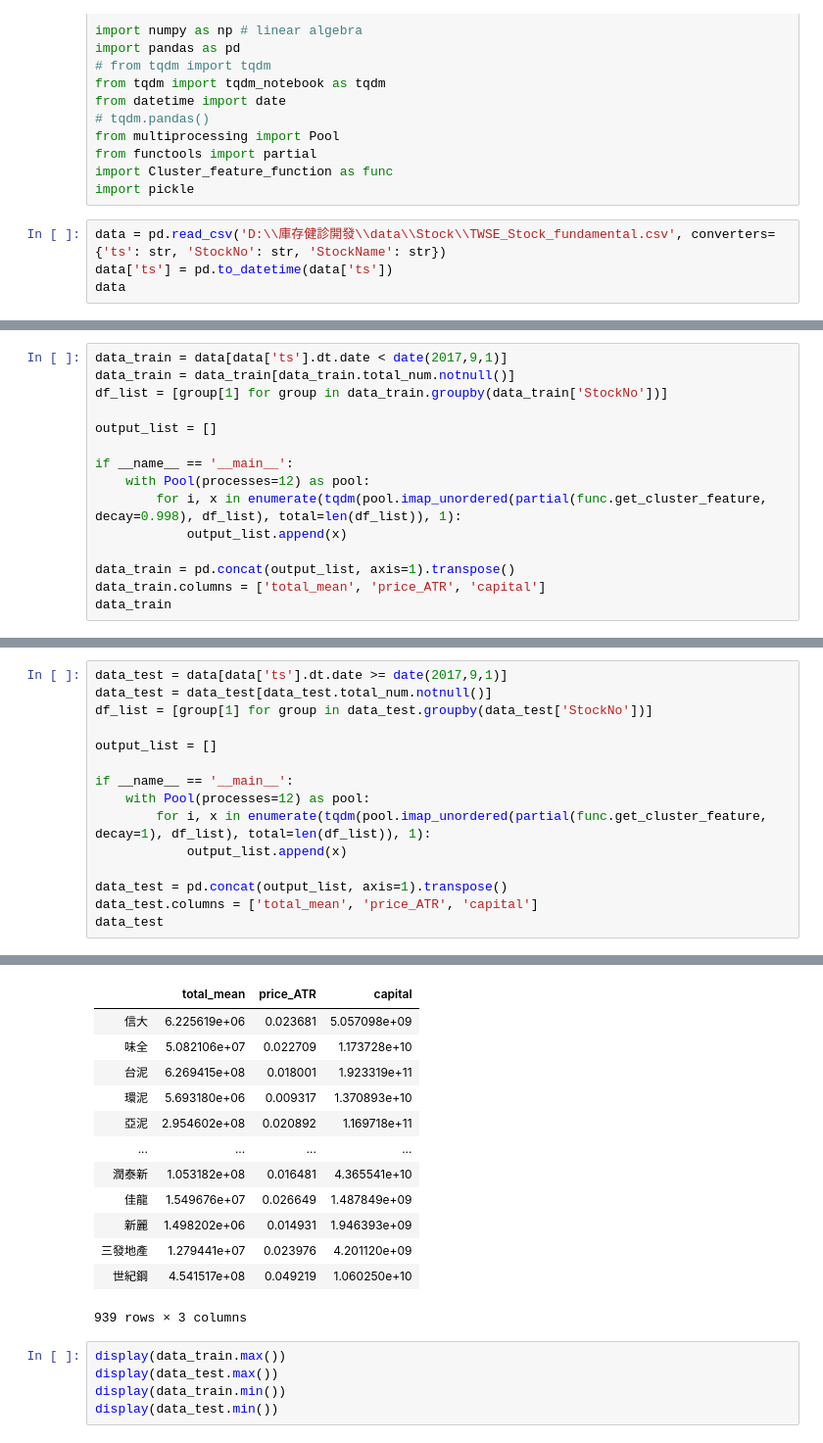
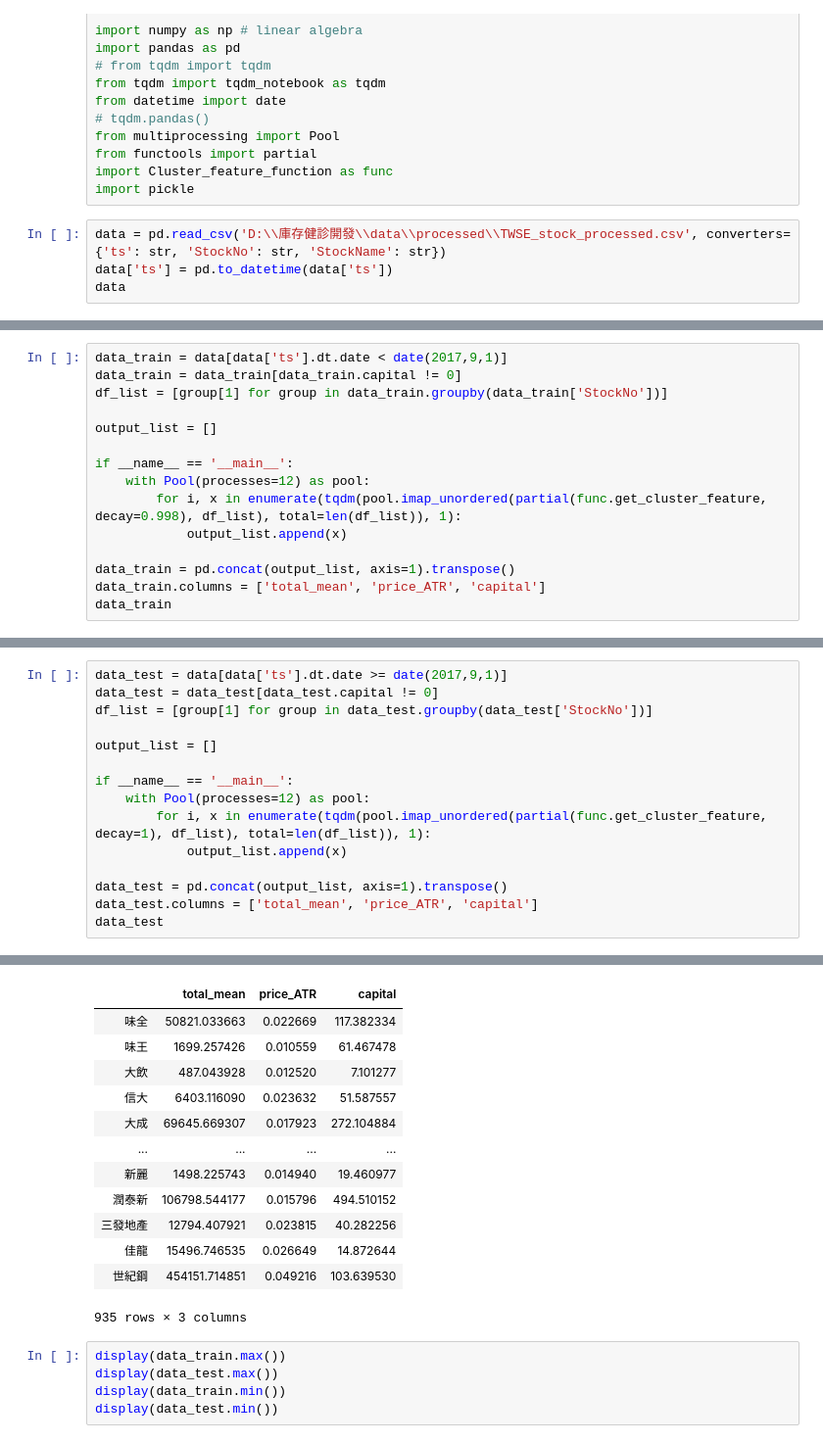
Before and after one commit to datateams0982/Inventory_Check, a Jupyter notebook: Cluster/Cluster_Feature.ipynb, the cells around one changed output, grey strips where cells are left out. Shown at 98% size. Cells and saved outputs as stored; diff of their text form.

```diff
--- a/Cluster/Cluster_Feature.ipynb
+++ b/Cluster/Cluster_Feature.ipynb
@@ -13,7 +13,7 @@ from functools import partial
 import Cluster_feature_function as func
 import pickle
 # %%
-data = pd.read_csv('D:\\庫存健診開發\\data\\Stock\\TWSE_Stock_fundamental.csv', converters={'ts': str, 'StockNo': str, 'StockName': str})
+data = pd.read_csv('D:\\庫存健診開發\\data\\processed\\TWSE_stock_processed.csv', converters={'ts': str, 'StockNo': str, 'StockName': str})
 data['ts'] = pd.to_datetime(data['ts'])
 data
 # %% [output]
@@ -33,6 +33,6 @@ data
 # %%
 data_train = data[data['ts'].dt.date < date(2017,9,1)]
-data_train = data_train[data_train.total_num.notnull()]
+data_train = data_train[data_train.capital != 0]
 df_list = [group[1] for group in data_train.groupby(data_train['StockNo'])]
 
 output_list = []
@@ -63,33 +63,33 @@ data_train
 # %%
 data_test = data[data['ts'].dt.date >= date(2017,9,1)]
-data_test = data_test[data_test.total_num.notnull()]
+data_test = data_test[data_test.capital != 0]
 df_list = [group[1] for group in data_test.groupby(data_test['StockNo'])]
 
 output_list = []
 
 if __name__ == '__main__':
     with Pool(processes=12) as pool:
         for i, x in enumerate(tqdm(pool.imap_unordered(partial(func.get_cluster_feature, decay=1), df_list), total=len(df_list)), 1):
             output_list.append(x)
 
 data_test = pd.concat(output_list, axis=1).transpose()
 data_test.columns = ['total_mean', 'price_ATR', 'capital']
 data_test
 # %% [output]
 [interactive output not drawn]
 |  | total_mean | price_ATR | capital |
-| 信大 | 6.225619e+06 | 0.023681 | 5.057098e+09 |
-| 味全 | 5.082106e+07 | 0.022709 | 1.173728e+10 |
-| 台泥 | 6.269415e+08 | 0.018001 | 1.923319e+11 |
-| 環泥 | 5.693180e+06 | 0.009317 | 1.370893e+10 |
-| 亞泥 | 2.954602e+08 | 0.020892 | 1.169718e+11 |
+| 味全 | 50821.033663 | 0.022669 | 117.382334 |
+| 味王 | 1699.257426 | 0.010559 | 61.467478 |
+| 大飲 | 487.043928 | 0.012520 | 7.101277 |
+| 信大 | 6403.116090 | 0.023632 | 51.587557 |
+| 大成 | 69645.669307 | 0.017923 | 272.104884 |
 | ... | ... | ... | ... |
-| 潤泰新 | 1.053182e+08 | 0.016481 | 4.365541e+10 |
-| 佳龍 | 1.549676e+07 | 0.026649 | 1.487849e+09 |
-| 新麗 | 1.498202e+06 | 0.014931 | 1.946393e+09 |
-| 三發地產 | 1.279441e+07 | 0.023976 | 4.201120e+09 |
-| 世紀鋼 | 4.541517e+08 | 0.049219 | 1.060250e+10 |
+| 新麗 | 1498.225743 | 0.014940 | 19.460977 |
+| 潤泰新 | 106798.544177 | 0.015796 | 494.510152 |
+| 三發地產 | 12794.407921 | 0.023815 | 40.282256 |
+| 佳龍 | 15496.746535 | 0.026649 | 14.872644 |
+| 世紀鋼 | 454151.714851 | 0.049216 | 103.639530 |
-939 rows × 3 columns
+935 rows × 3 columns
 # %%
 display(data_train.max())
 display(data_test.max())
```
Also changed, not shown: parts of 2 cells of this notebook, 11 other files.
